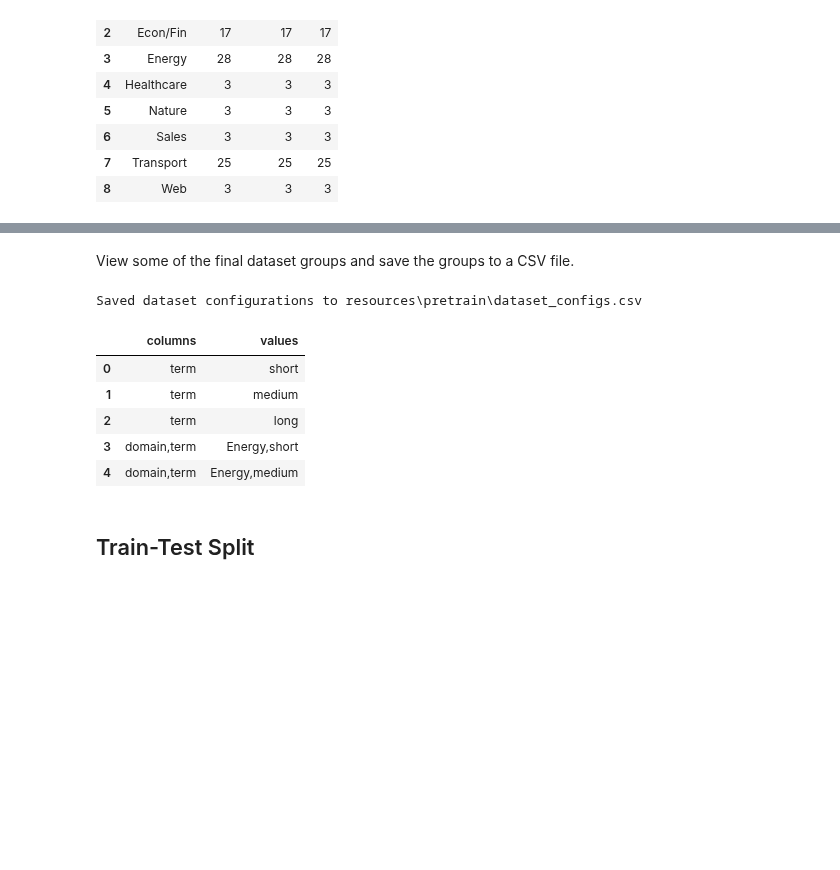
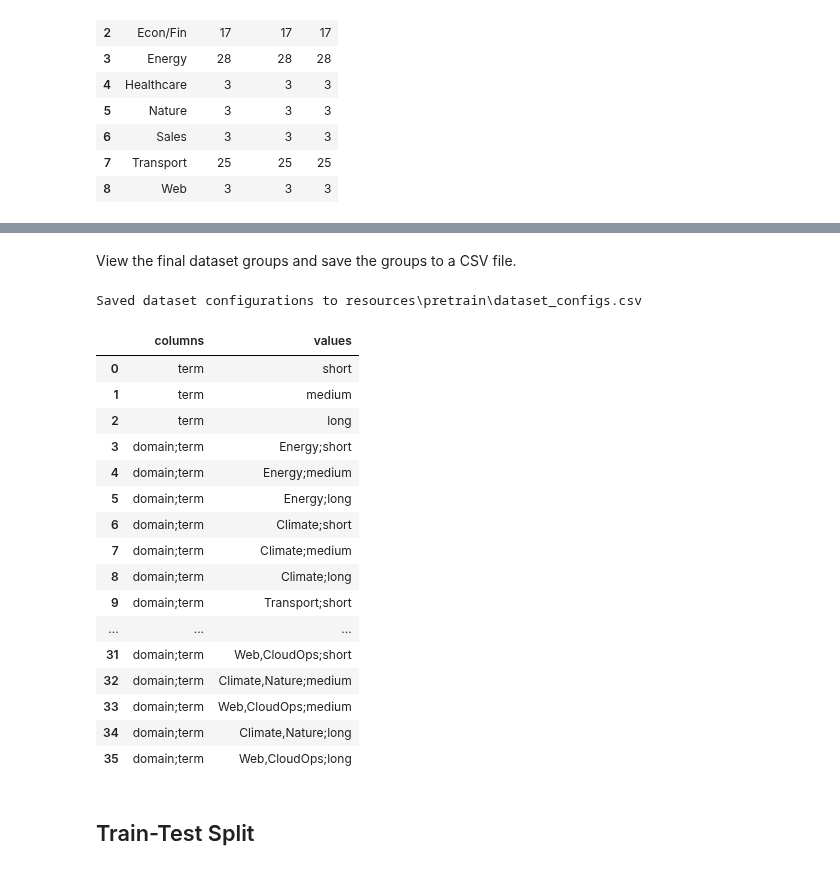
Before and after one commit to mpg05883/gift-eval, a Jupyter notebook: dataset_groups.ipynb, the cells around one changed output, grey strips where cells are left out. Cells and saved outputs as stored; diff of their text form; code cells hidden in the pictures; blank space fills up the shorter version.

Commit message:
Updated dataset group notebook

```diff
--- a/dataset_groups.ipynb
+++ b/dataset_groups.ipynb
@@ -148,11 +154,0 @@ Create the domain-specific models' dataset groups by using all of the datasets t
-# %%
-for domain, term in df[["domain", "term"]].drop_duplicates().values:
-    groups_df.loc[len(groups_df)] = ["domain,term", f"{domain},{term}"]
-
-# ? "Climate" isn't a domain in the train-test split.
-# ? Should we combine "Climate" and "Nature"?
-
-# ? The pretraining split separeates Web and Cloud, but the train-test split
-# ? combines them. Should we combine them during pretraining?
-
-groups_df.tail(10)
@@ -191,5 +154,0 @@ Create the dataset-specific models' dataset groups by creating a new group for e
-# %%
-for name, term in df[["name", "term"]].drop_duplicates().values:
-    groups_df.loc[len(groups_df)] = ["name,term", f"{name},{term}"]
-
-groups_df.tail()
@@ -202,0 +155,18 @@ groups_df.tail()
+# %%
+for domain, term in df[["domain", "term"]].drop_duplicates().values:
+    groups_df.loc[len(groups_df)] = ["domain;term", f"{domain};{term}"]
+
+for term in df["term"].unique():
+    # Add a combined "Climate" and "Nature" group
+    groups_df.loc[len(groups_df)] = ["domain;term", f"Climate,Nature;{term}"]
+
+    # Add a combined "Web" and "CloudOps" group
+    groups_df.loc[len(groups_df)] = ["domain;term", f"Web,CloudOps;{term}"]
+
+# ? Should we remove the medium and long groups for the following domains?
+# - Econ/Fin
+# - Healthcare
+# - Sales
+# These domains only have short datasets in the train-test split
+
+groups_df.tail(10)
@@ -203,19 +185,30 @@ groups_df.tail()
 # %% [markdown]
-View some of the final dataset groups and save the groups to a CSV file.
+View the final dataset groups and save the groups to a CSV file.
 # %%
 output_path = Path("resources") / split / "dataset_configs.csv"
 groups_df.to_csv(output_path, index=False)
 print(f"Saved dataset configurations to {output_path}")
 
-groups_df.head()
+display(groups_df)
 # %% [output]
 Saved dataset configurations to resources\pretrain\dataset_configs.csv
 |  | columns | values |
 | 0 | term | short |
 | 1 | term | medium |
 | 2 | term | long |
-| 3 | domain,term | Energy,short |
-| 4 | domain,term | Energy,medium |
+| 3 | domain;term | Energy;short |
+| 4 | domain;term | Energy;medium |
+| 5 | domain;term | Energy;long |
+| 6 | domain;term | Climate;short |
+| 7 | domain;term | Climate;medium |
+| 8 | domain;term | Climate;long |
+| 9 | domain;term | Transport;short |
+| ... | ... | ... |
+| 31 | domain;term | Web,CloudOps;short |
+| 32 | domain;term | Climate,Nature;medium |
+| 33 | domain;term | Web,CloudOps;medium |
+| 34 | domain;term | Climate,Nature;long |
+| 35 | domain;term | Web,CloudOps;long |
 # %% [markdown]
 ## Train-Test Split
 # %% [markdown]
```
Also changed, not shown: parts of 11 cells of this notebook, 1 other file.
